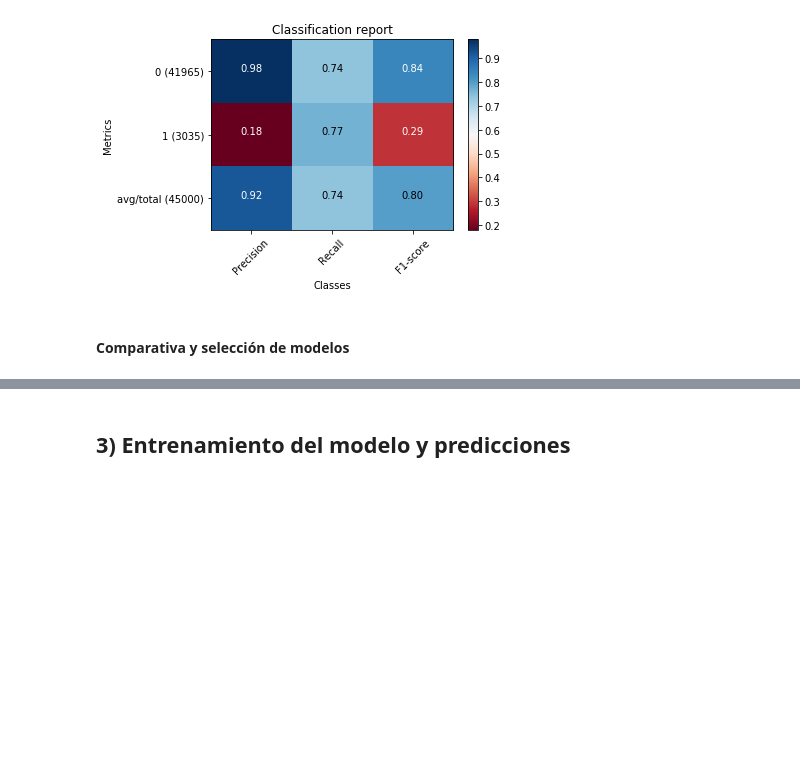
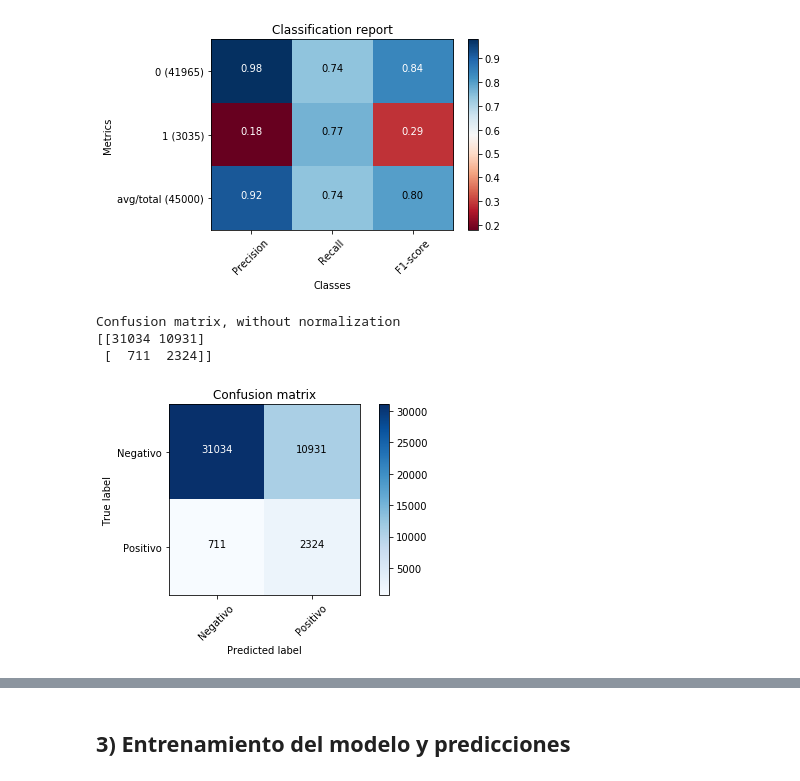
Before and after one commit to AlvRodz/Machine_Learning, a Jupyter notebook: Give me some credit/7) Testing - Predicciones.ipynb, the cells around one changed output, grey strips where cells are left out. Saved outputs shown, nothing was run; the diff lists cells and outputs as text; code cells hidden in the pictures; blank space fills up the shorter version.

```diff
--- a/Give me some credit/7) Testing - Predicciones.ipynb
+++ b/Give me some credit/7) Testing - Predicciones.ipynb
@@ -86,2 +164,10 @@ plot_classification_report(metricas_RF_t1)
-# %% [markdown]
-#### Comparativa y selección de modelos
+# %%
+%store -r cnf_matrix_RF
+class_names = list(["Negativo","Positivo"])
+plot_confusion_matrix(cnf_matrix_RF, classes=class_names,
+                      title='Confusion matrix')
+# %% [output]
+Confusion matrix, without normalization
+[[31034 10931]
+ [  711  2324]]
+[figure, added]
```
Also changed, not shown: parts of 23 cells of this notebook.
